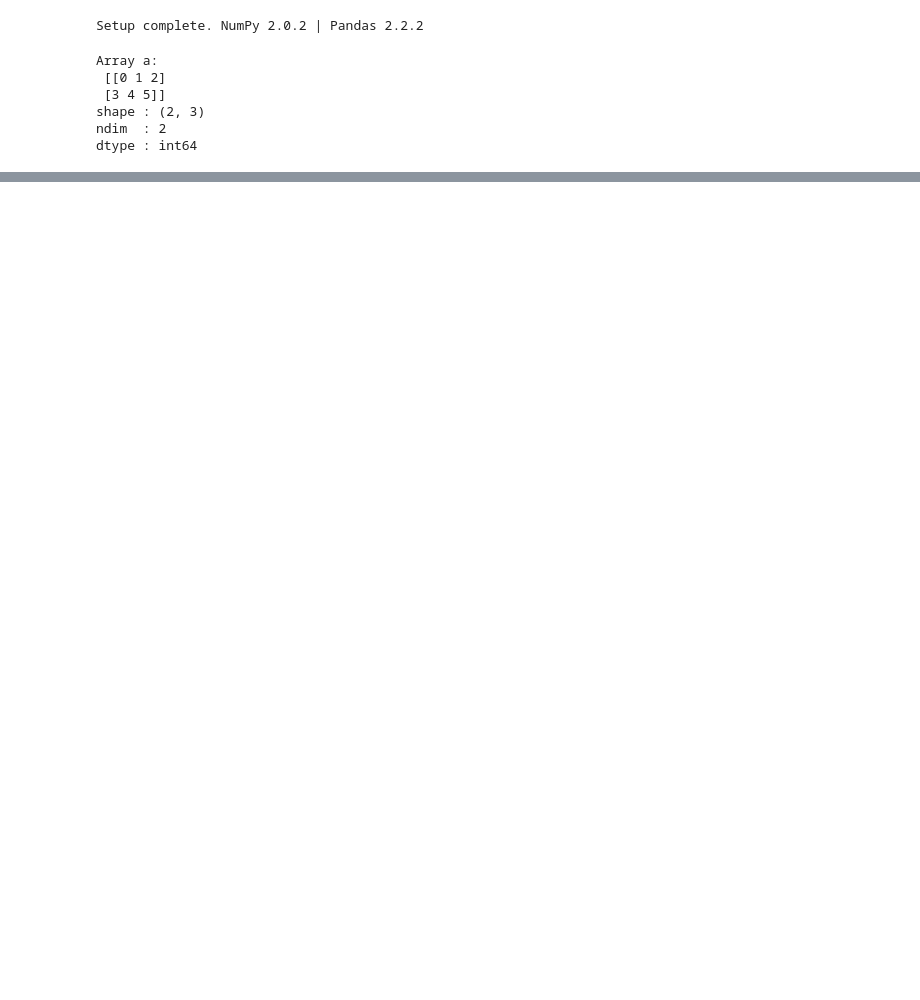
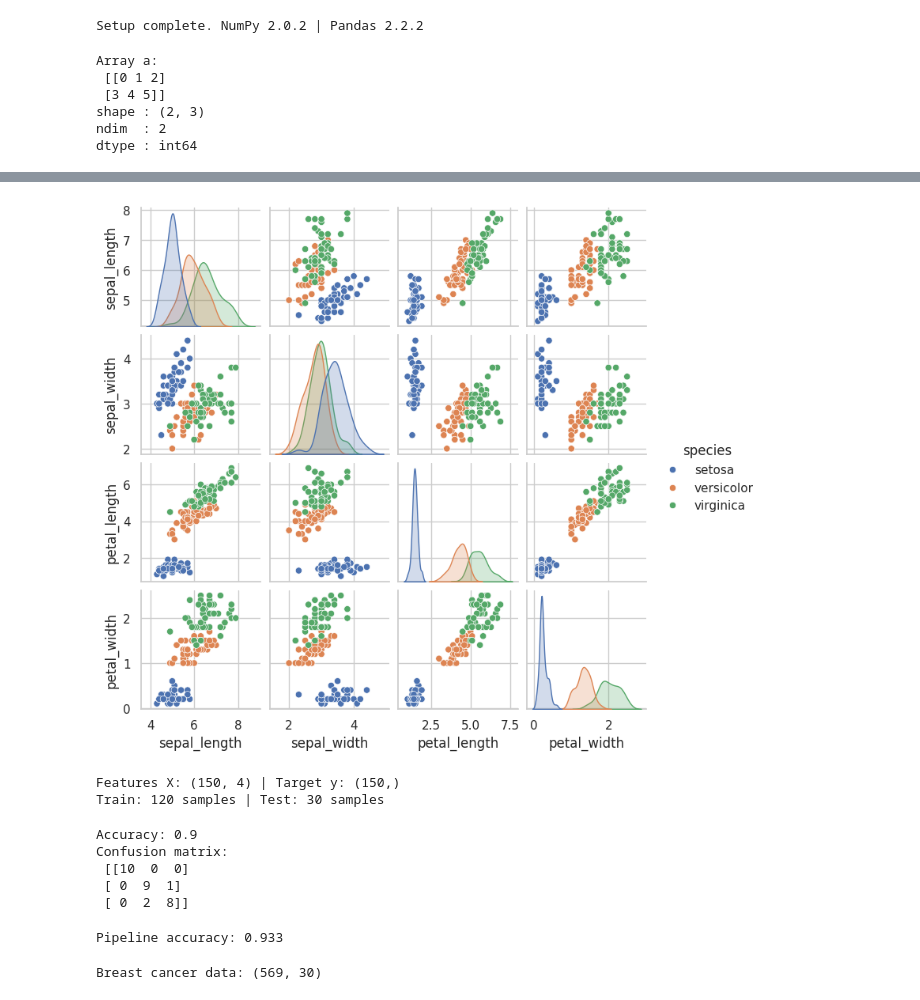
Before and after one commit to Anusha-Chittiraju123/NASSCOM, a Jupyter notebook: WEEK 2/U3_Python_Part2_Lab.ipynb, the cells around one changed output, grey strips where cells are left out. Drawn from its saved outputs; the diff is of its cells as text; code cells hidden in the pictures; blank space fills up the shorter version.

```diff
--- a/WEEK 2/U3_Python_Part2_Lab.ipynb
+++ b/WEEK 2/U3_Python_Part2_Lab.ipynb
@@ -42,0 +264,11 @@ dtype : int64
+# %%
+# -----------------------------------------------------------
+# 🔹 3C. PAIRPLOT  (every feature vs every feature)
+# -----------------------------------------------------------
+
+# A pairplot draws scatter plots for all feature pairs at once,
+# coloured by class -> a fast way to see how separable the classes are.
+sns.pairplot(iris, hue='species', height=1.8)
+plt.show()
+# %% [output]
+[figure, added]
@@ -42,0 +288,63 @@ dtype : int64
+# %%
+# -----------------------------------------------------------
+# 🔹 4A. LOAD DATA & SPLIT
+# -----------------------------------------------------------
+
+# Load iris as feature matrix X and target vector y
+X, y = load_iris(return_X_y=True)
+print('Features X:', X.shape, '| Target y:', y.shape)
+
+# Hold out 20% of the data for testing. stratify keeps class balance.
+X_train, X_test, y_train, y_test = train_test_split(
+    X, y, test_size=0.2, random_state=42, stratify=y)
+print('Train:', X_train.shape[0], 'samples | Test:', X_test.shape[0], 'samples')
+# %% [output]
+Features X: (150, 4) | Target y: (150,)
+Train: 120 samples | Test: 30 samples
+# %%
+# -----------------------------------------------------------
+# 🔹 4B. FIT -> PREDICT -> EVALUATE  (the estimator API)
+# -----------------------------------------------------------
+
+clf = RandomForestClassifier(n_estimators=100, random_state=42)
+clf.fit(X_train, y_train)               # learn from training data
+pred = clf.predict(X_test)              # score new samples
+
+print('Accuracy:', round(accuracy_score(y_test, pred), 3))
+print('Confusion matrix:\n', confusion_matrix(y_test, pred))
+# %% [output]
+Accuracy: 0.9
+Confusion matrix:
+ [[10  0  0]
+ [ 0  9  1]
+ [ 0  2  8]]
+# %%
+# -----------------------------------------------------------
+# 🔹 4C. PIPELINE  (preprocessing + model as one object)
+# -----------------------------------------------------------
+
+# A Pipeline chains steps so the SAME transform runs on train and test
+# data -> no leakage, and a single .fit() / .predict() call.
+pipe = Pipeline([
+    ('scaler', StandardScaler()),               # step 1: scale features
+    ('model', LogisticRegression(max_iter=200)) # step 2: classify
+])
+
+pipe.fit(X_train, y_train)
+print('Pipeline accuracy:', round(pipe.score(X_test, y_test), 3))
+# %% [output]
+Pipeline accuracy: 0.933
+# %%
+Xb, yb = load_breast_cancer(return_X_y=True)
+print('Breast cancer data:', Xb.shape)
+
+# 1. train_test_split
+# YOUR CODE HERE
+
+# 2. Build a Pipeline (StandardScaler + a classifier)
+# YOUR CODE HERE
+
+# 3. Fit and print the test accuracy
+# YOUR CODE HERE
+# %% [output]
+Breast cancer data: (569, 30)
```
Also changed, not shown: parts of 14 cells of this notebook.
